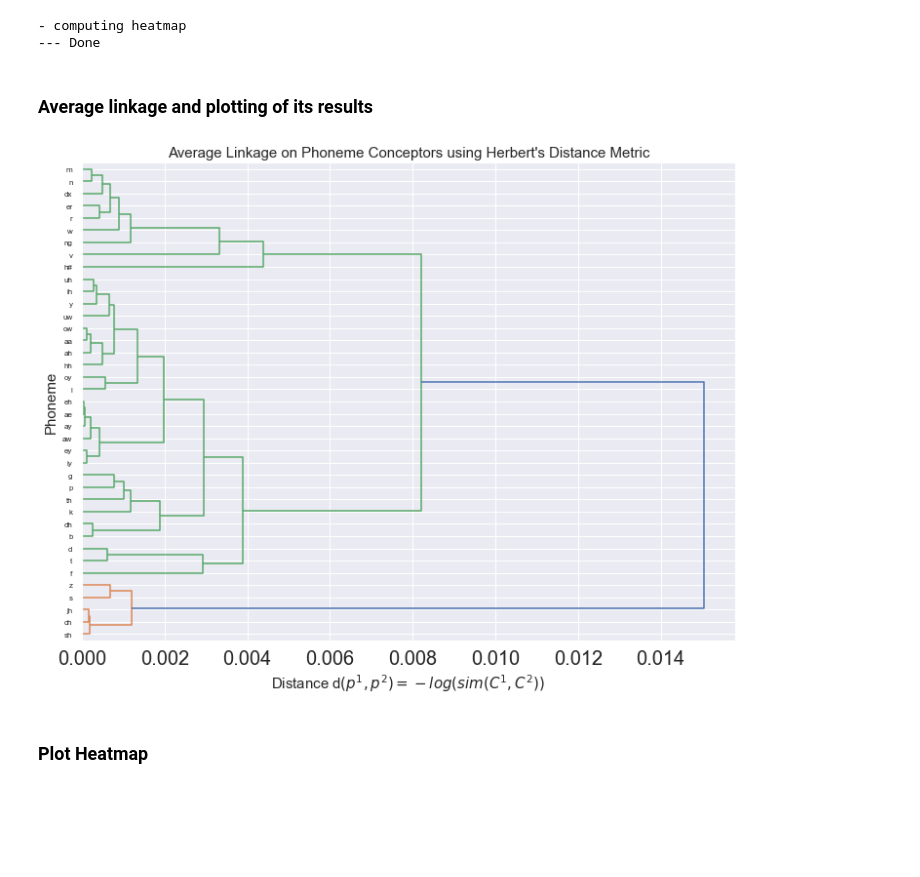
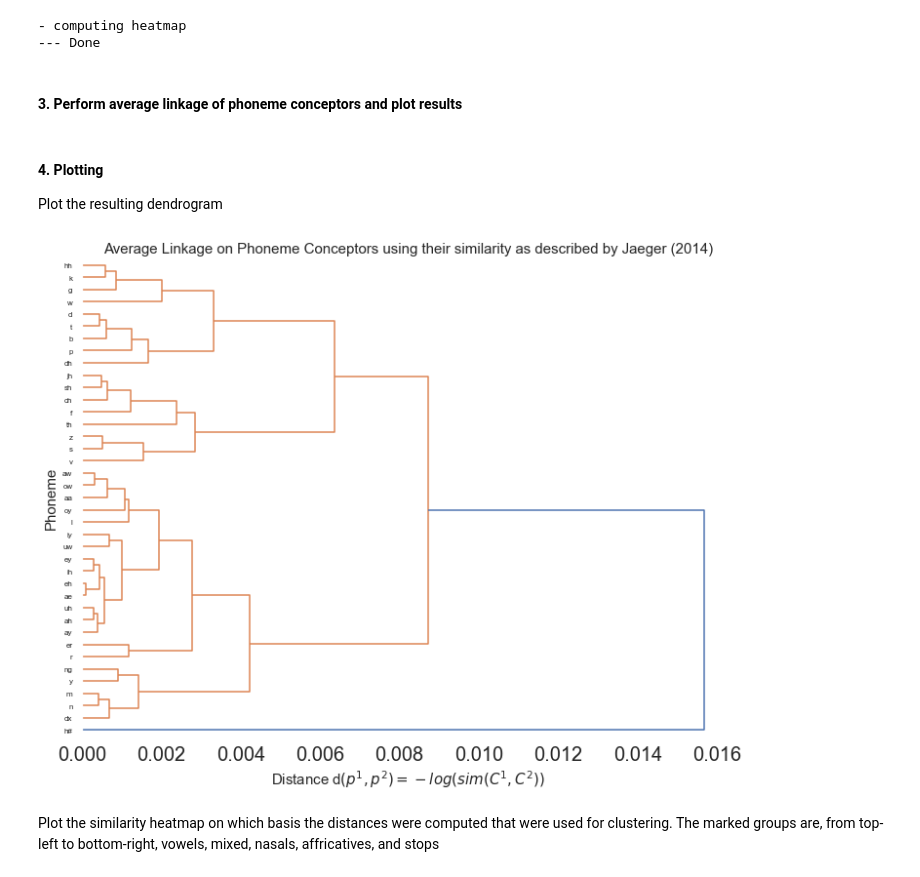
Before and after one commit to jorisptrs/Bachelor-Thesis, a Jupyter notebook: Code/experiments/exp3_above_phoneme_clustering/clustering_above_phon.ipynb, the cells around one changed output. Drawn from its saved outputs; the diff is of its cells as text; code cells hidden in the pictures; blank space fills up the shorter version.

```diff
--- a/Code/experiments/exp3_above_phoneme_clustering/clustering_above_phon.ipynb
+++ b/Code/experiments/exp3_above_phoneme_clustering/clustering_above_phon.ipynb
@@ -64,14 +70,20 @@ Filtered to 177080 samples of shape (10, 14)
 # %%
-# init reservoir
-
+# Init reservoir
 esn_params = {
     "in_dim": n_mels,
     "out_dim": n_mels,
     "N": 10,
-    "W_in_scale": 1.5,
-    "b_scale": .2,
-    "spectral_radius": 1.5,
+    "W_in_scale": 1.1,
+    "b_scale": .6,
+    "spectral_radius": 2.57,
     "weights": .1
 }
 
 esn = ESN(esn_params)
+
+# Compute conceptors
+from experiments.helpers.experiment_helpers import *
+
+aperture = "auto"
+normalize = True
+Cs = compute_Cs(group=group, esn=esn, aperture=aperture, normalize=normalize, XorZ=XorZ, cache=False)
@@ -108,5 +115,5 @@ if hm is None:
 # %% [output]
 - computing heatmap
 --- Done
-# %% [markdown]
-### Average linkage and plotting of its results
+# %% [markdown]
+#### 3. Perform average linkage of phoneme conceptors and plot results
@@ -113,26 +130,20 @@ if hm is None:
+# %% [markdown]
+#### 4. Plotting
+Plot the resulting dendrogram
 # %%
-import scipy.cluster.hierarchy as sc
-import scipy.spatial.distance as ssd
-
-distArray = ssd.squareform(hm)
-#distArray = 1-distArray/np.max(distArray)
-distArray = -np.log(distArray)
-link = sc.linkage(distArray, method='average', optimal_ordering=False)
-#link = sc.linkage(1-distArray/np.max(distArray), method='average', optimal_ordering=False)
-
-# Plot dendrogram
 fig, ax = plt.subplots(figsize=(12, 9))
-
+ax.grid(False)
+ax.set_facecolor('white')
 D = sc.dendrogram(link,labels=phonemes,orientation='right',distance_sort=False)
 
-plt.title("Average Linkage on Phoneme Conceptors using Jaeger's Distance Metric",fontsize=15)
+plt.title("Average Linkage on Phoneme Conceptors using their similarity as described by Jaeger (2014)",fontsize=15)
 plt.ylabel('Phoneme',fontsize=15)
 plt.xlabel(r"Distance d$(p^1, p^2)=-log(sim(C^1,C^2))$",fontsize=15)
 plt.show()
 # %% [output]
-[figure, old version]
+[figure, new version]
-# %% [markdown]
-### Plot Heatmap
+# %% [markdown]
+Plot the similarity heatmap on which basis the distances were computed that were used for clustering. The marked groups are, from top-left to bottom-right, vowels, mixed, nasals, affricatives, and stops
 # %%
 import numpy as np
 import matplotlib.pyplot as plt
```
Also changed, not shown: parts of 15 cells of this notebook, 5 other files.
